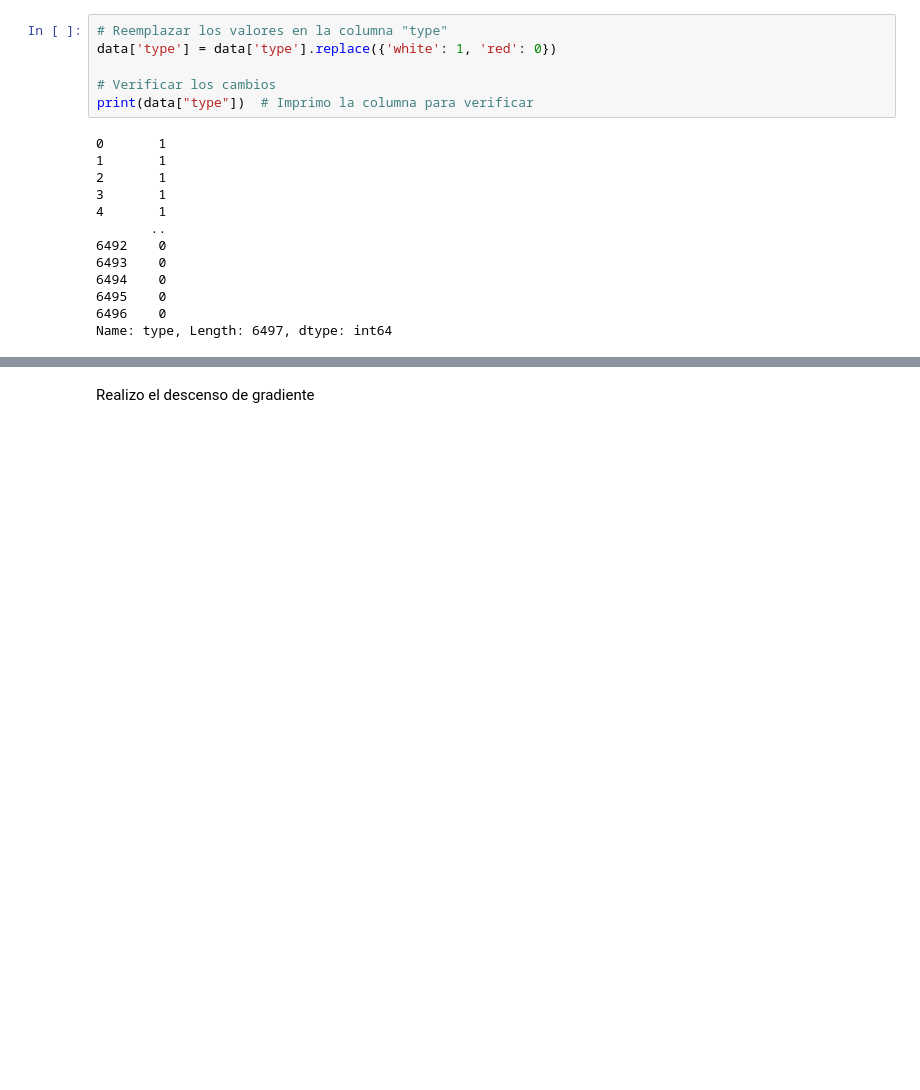
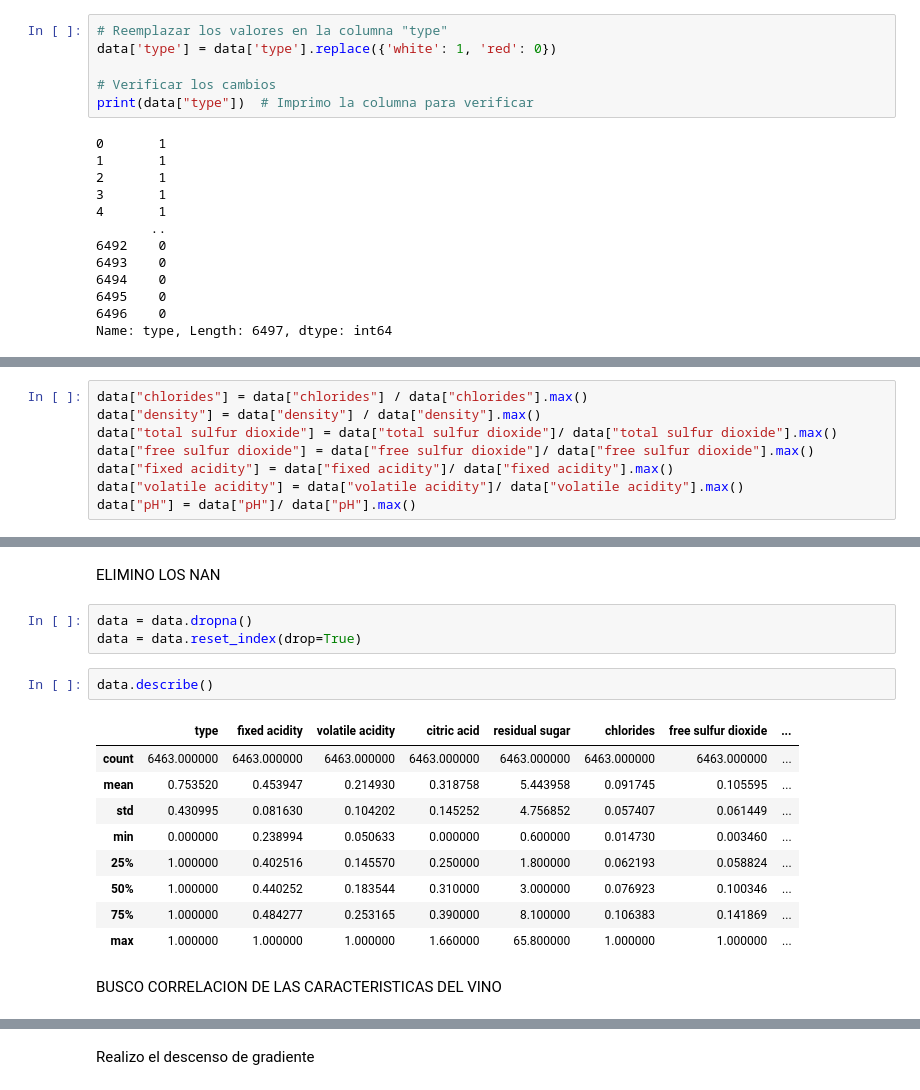
Before and after one commit to LorenGrz/TP_FINAL_MATElll, a Jupyter notebook: TP_LORENZO.ipynb, the cells around one changed output, grey strips where cells are left out. Saved outputs shown, nothing was run; the diff lists cells and outputs as text; blank space fills up the shorter version.

```diff
--- a/TP_LORENZO.ipynb
+++ b/TP_LORENZO.ipynb
@@ -37,0 +69,8 @@ BUSCO CORRELACION DE LAS CARACTERISTICAS CON LA CALIDAD DEL VINO
+# %%
+data["chlorides"] = data["chlorides"] / data["chlorides"].max()
+data["density"] = data["density"] / data["density"].max()
+data["total sulfur dioxide"] = data["total sulfur dioxide"]/ data["total sulfur dioxide"].max()
+data["free sulfur dioxide"] = data["free sulfur dioxide"]/ data["free sulfur dioxide"].max()
+data["fixed acidity"] = data["fixed acidity"]/ data["fixed acidity"].max()
+data["volatile acidity"] = data["volatile acidity"]/ data["volatile acidity"].max()
+data["pH"] = data["pH"]/ data["pH"].max()
@@ -38,3 +86,22 @@ BUSCO CORRELACION DE LAS CARACTERISTICAS CON LA CALIDAD DEL VINO
+# %% [markdown]
+ELIMINO LOS NAN
+# %%
+data = data.dropna()
+data = data.reset_index(drop=True)
+# %%
+data.describe()
+# %% [output]
+|  | type | fixed acidity | volatile acidity | citric acid | residual sugar | chlorides | free sulfur dioxide | ... |
+| count | 6463.000000 | 6463.000000 | 6463.000000 | 6463.000000 | 6463.000000 | 6463.000000 | 6463.000000 | ... |
+| mean | 0.753520 | 0.453947 | 0.214930 | 0.318758 | 5.443958 | 0.091745 | 0.105595 | ... |
+| std | 0.430995 | 0.081630 | 0.104202 | 0.145252 | 4.756852 | 0.057407 | 0.061449 | ... |
+| min | 0.000000 | 0.238994 | 0.050633 | 0.000000 | 0.600000 | 0.014730 | 0.003460 | ... |
+| 25% | 1.000000 | 0.402516 | 0.145570 | 0.250000 | 1.800000 | 0.062193 | 0.058824 | ... |
+| 50% | 1.000000 | 0.440252 | 0.183544 | 0.310000 | 3.000000 | 0.076923 | 0.100346 | ... |
+| 75% | 1.000000 | 0.484277 | 0.253165 | 0.390000 | 8.100000 | 0.106383 | 0.141869 | ... |
+| max | 1.000000 | 1.000000 | 1.000000 | 1.660000 | 65.800000 | 1.000000 | 1.000000 | ... |
+# %% [markdown]
+BUSCO CORRELACION DE LAS CARACTERISTICAS DEL VINO
 # %%
 # Imprimir correlaciones entre variables
 correlations = data.corr(method='pearson')
```
Also changed, not shown: parts of 12 cells of this notebook, 1 other file.
